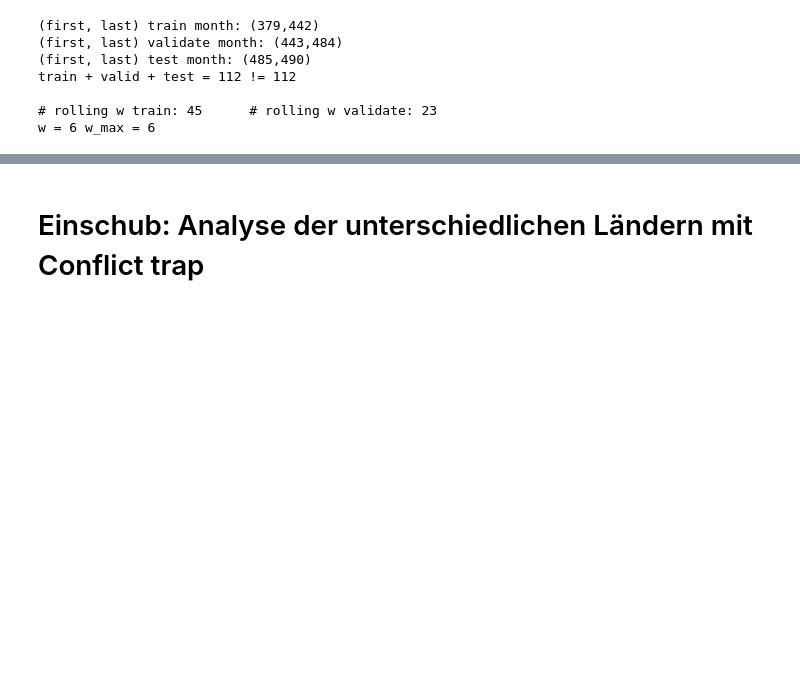
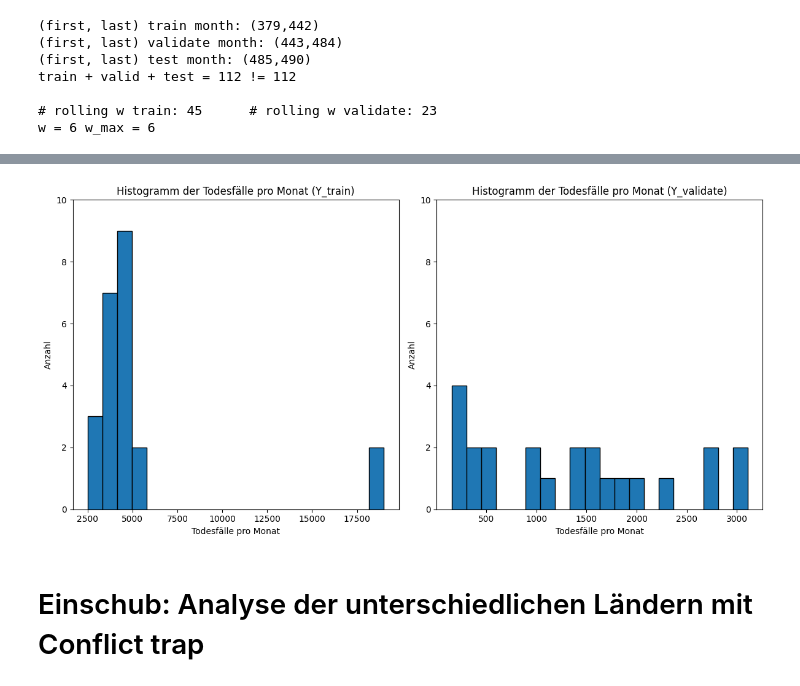
Before and after one commit to toboden/ConflictPredProbabilistic, a Jupyter notebook: neural net/Main_oneCountry_feedFwdNN_empirical.ipynb, the cells around one changed output, grey strips where cells are left out. Saved outputs shown, nothing was run; the diff lists cells and outputs as text; code cells hidden in the pictures; blank space fills up the shorter version.

```diff
--- a/neural net/Main_oneCountry_feedFwdNN_empirical.ipynb
+++ b/neural net/Main_oneCountry_feedFwdNN_empirical.ipynb
@@ -812,3 +862,38 @@ predictions shape: (1, 200)
+# %%
+import numpy as np
+import matplotlib.pyplot as plt
+
+# Daten für das erste Histogramm (Y_train)
+data = YYdistribution_list[0]['Y_train']
+
+# Daten für das zweite Histogramm (Y_validate)
+data2 = YYdistribution_list[0]['Y_valid']
+
+# Erstellen Sie eine Figur mit zwei Subplots
+fig, (ax1, ax2) = plt.subplots(1, 2, figsize=(12, 6))
+
+# Histogramm für das erste Dataset (Y_train)
+n1, bins1, patches1 = ax1.hist(data, bins=20, edgecolor='black')
+ax1.set_xlabel('Todesfälle pro Monat')
+ax1.set_ylabel('Anzahl')
+ax1.set_title('Histogramm der Todesfälle pro Monat (Y_train)')
+
+
+# Histogramm für das zweite Dataset (Y_validate)
+n2, bins2, patches2 = ax2.hist(data2, bins=20, edgecolor='black')
+ax2.set_xlabel('Todesfälle pro Monat')
+ax2.set_ylabel('Anzahl')
+ax2.set_title('Histogramm der Todesfälle pro Monat (Y_validate)')
+ax1.set_ylim(0, max(max(n1), max(n2)) + 1)  # Y-Achse auf das Maximum der maximalen Häufigkeiten einstellen
+ax2.set_ylim(0, max(max(n1), max(n2)) + 1)  # Y-Achse auf das Maximum der maximalen Häufigkeiten einstellen
+
+# Abstand zwischen den Subplots einstellen
+plt.tight_layout()
+
+# Zeigen Sie die beiden Histogramme an
+plt.show()
+# %% [output]
+[figure, added]
 # %% [markdown]
 # Einschub: Analyse der unterschiedlichen Ländern mit Conflict trap
 # %% [markdown]
```
Also changed, not shown: parts of 3 cells of this notebook, 9 other files.
